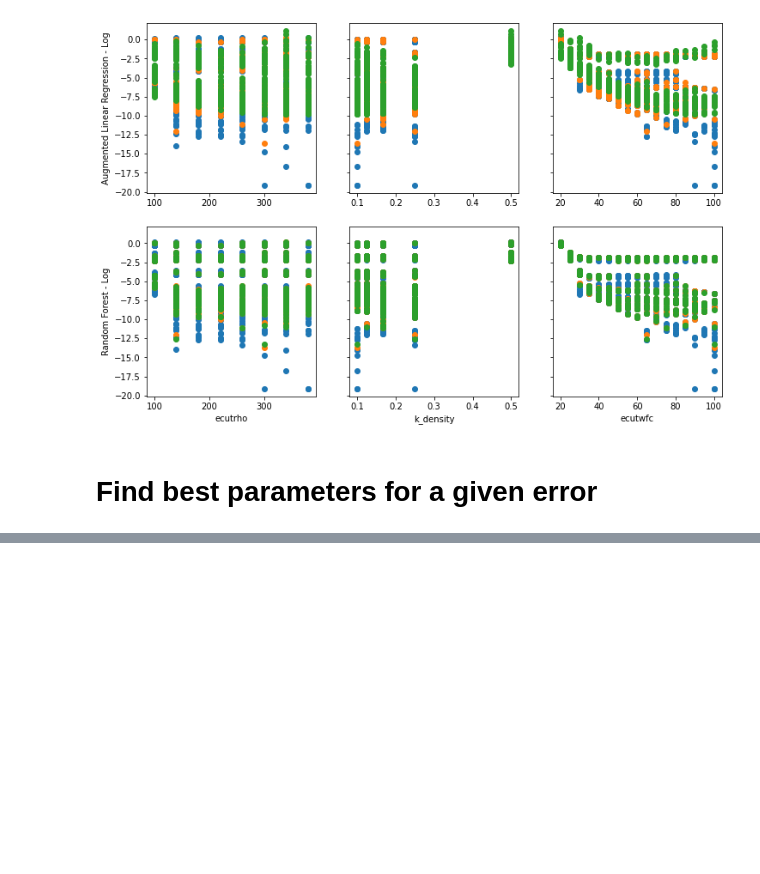
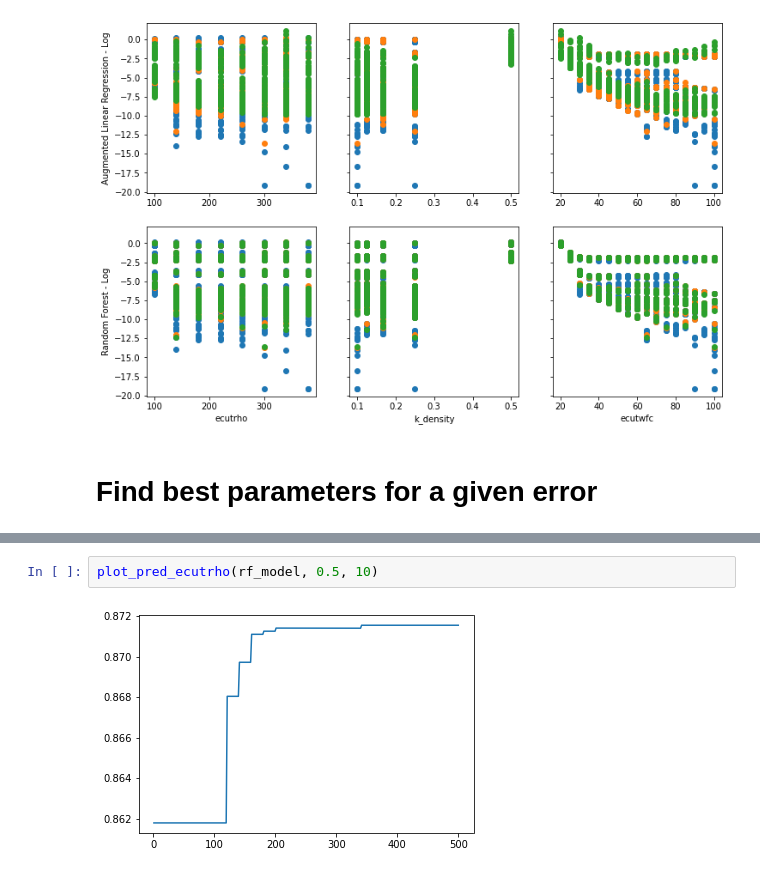
Before and after one commit to CS-433/ml-project-2-aiidalearn, a Jupyter notebook: code/simple_regression/delta_E_regression.ipynb, the cells around one changed output, grey strips where cells are left out. Saved outputs shown, nothing was run; the diff lists cells and outputs as text; blank space fills up the shorter version.

```diff
--- a/code/simple_regression/delta_E_regression.ipynb
+++ b/code/simple_regression/delta_E_regression.ipynb
@@ -320,0 +361,4 @@ print(delta_E_prediction(res.x, model))
+# %%
+plot_pred_ecutrho(rf_model, 0.5, 10)
+# %% [output]
+[figure, added]
```
Also changed, not shown: parts of 9 cells of this notebook.
